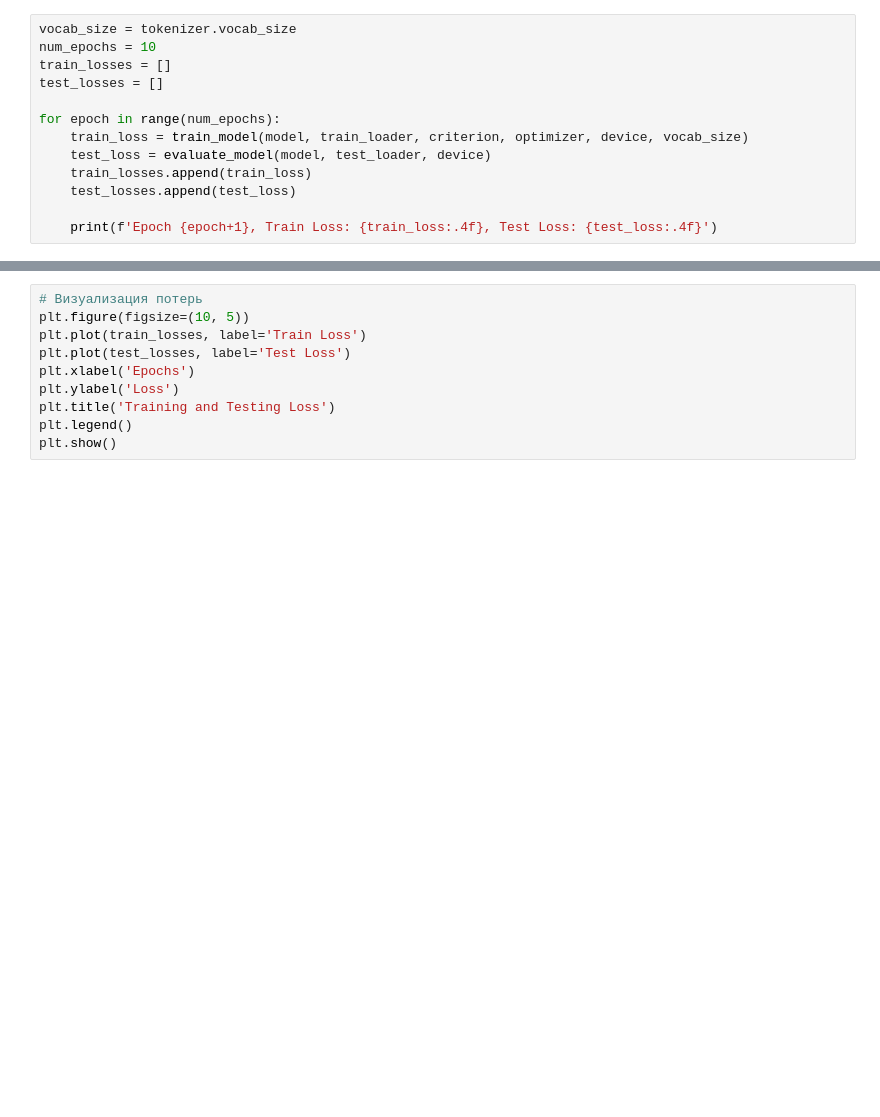
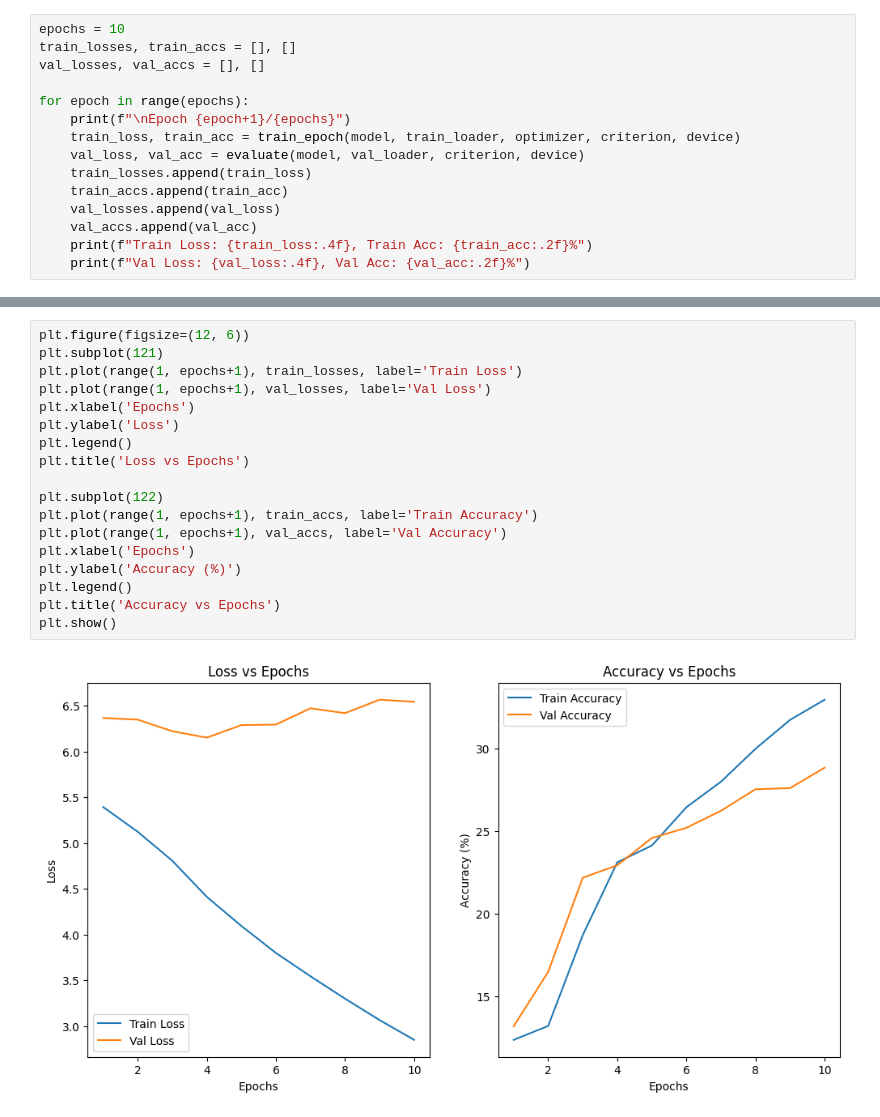
Before and after one commit to Bisancon/Curriculum_Learning_expensive_calculator, a Jupyter notebook: main.ipynb, the cells around one changed output, grey strips where cells are left out. Saved outputs shown, nothing was run; the diff lists cells and outputs as text; blank space fills up the shorter version.

```diff
--- a/main.ipynb
+++ b/main.ipynb
@@ -186,14 +180,16 @@ def evaluate_model(model, data_loader, criterion, device):
 # %%
-vocab_size = tokenizer.vocab_size
-num_epochs = 10
-train_losses = []
-test_losses = []
+epochs = 10
+train_losses, train_accs = [], []
+val_losses, val_accs = [], []
 
-for epoch in range(num_epochs):
-    train_loss = train_model(model, train_loader, criterion, optimizer, device, vocab_size)
-    test_loss = evaluate_model(model, test_loader, device)
+for epoch in range(epochs):
+    print(f"\nEpoch {epoch+1}/{epochs}")
+    train_loss, train_acc = train_epoch(model, train_loader, optimizer, criterion, device)
+    val_loss, val_acc = evaluate(model, val_loader, criterion, device)
     train_losses.append(train_loss)
-    test_losses.append(test_loss)
-
-    print(f'Epoch {epoch+1}, Train Loss: {train_loss:.4f}, Test Loss: {test_loss:.4f}')
+    train_accs.append(train_acc)
+    val_losses.append(val_loss)
+    val_accs.append(val_acc)
+    print(f"Train Loss: {train_loss:.4f}, Train Acc: {train_acc:.2f}%")
+    print(f"Val Loss: {val_loss:.4f}, Val Acc: {val_acc:.2f}%")
 # %% [output]
@@ -203,10 +235,20 @@ ValueError: Token index out of range: max 8366, vocab_size 19
-# %%
-# Визуализация потерь
-plt.figure(figsize=(10, 5))
-plt.plot(train_losses, label='Train Loss')
-plt.plot(test_losses, label='Test Loss')
-plt.xlabel('Epochs')
-plt.ylabel('Loss')
-plt.title('Training and Testing Loss')
-plt.legend()
-plt.show()
+# %%
+plt.figure(figsize=(12, 6))
+plt.subplot(121)
+plt.plot(range(1, epochs+1), train_losses, label='Train Loss')
+plt.plot(range(1, epochs+1), val_losses, label='Val Loss')
+plt.xlabel('Epochs')
+plt.ylabel('Loss')
+plt.legend()
+plt.title('Loss vs Epochs')
+
+plt.subplot(122)
+plt.plot(range(1, epochs+1), train_accs, label='Train Accuracy')
+plt.plot(range(1, epochs+1), val_accs, label='Val Accuracy')
+plt.xlabel('Epochs')
+plt.ylabel('Accuracy (%)')
+plt.legend()
+plt.title('Accuracy vs Epochs')
+plt.show()
+# %% [output]
+[figure, added]
```
Also changed, not shown: parts of 15 cells of this notebook, 1 other file.
